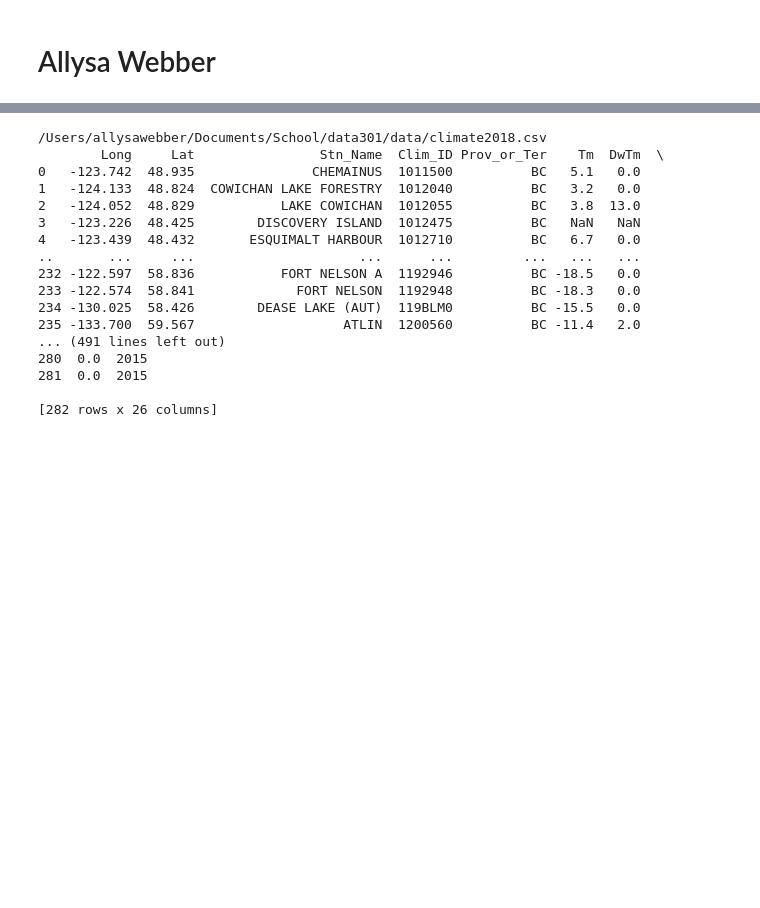
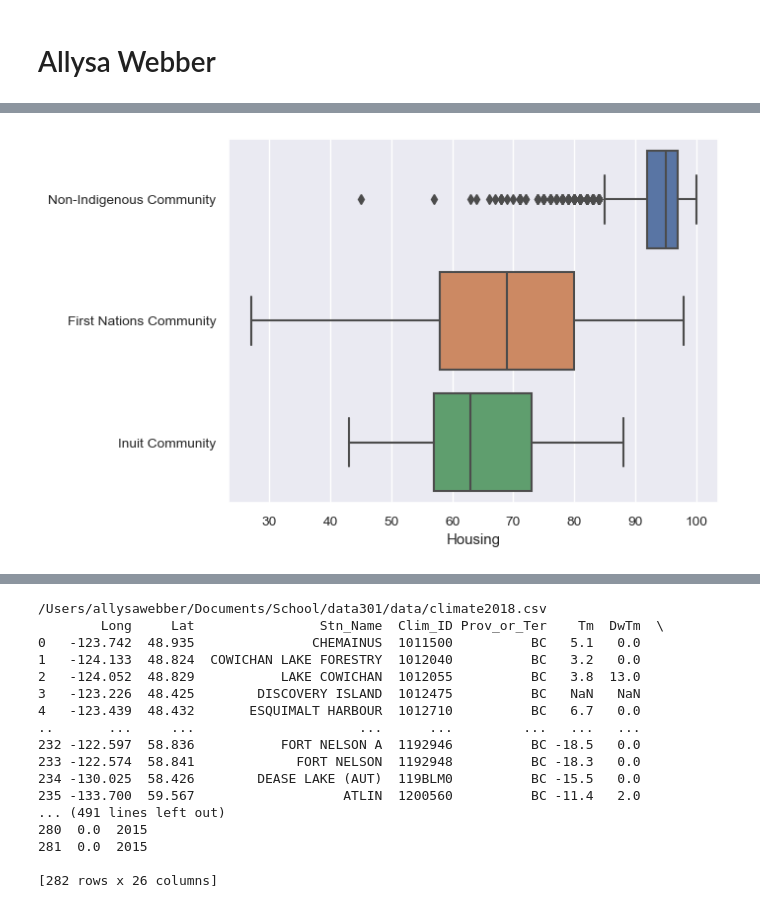
Before and after one commit to ubco-W2022T2-data301/project-group33, a Jupyter notebook: analysis/analysis1.ipynb, the cells around one changed output, grey strips where cells are left out. Cells and saved outputs as stored; diff of their text form; code cells hidden in the pictures; blank space fills up the shorter version.

```diff
--- a/analysis/analysis1.ipynb
+++ b/analysis/analysis1.ipynb
@@ -49,0 +81,6 @@ wellbeingindex_plot = sns.boxplot(x=wellbeingindex['CWB'],
+# %%
+plot = sns.boxplot(x=wellbeingindex['Housing'],
+                                    y= wellbeingindex['Community Type'],
+                                     ).set(xlabel='Housing',ylabel=None)
+# %% [output]
+[figure, added]
```
Also changed, not shown: parts of 35 cells of this notebook, 3 other files.
